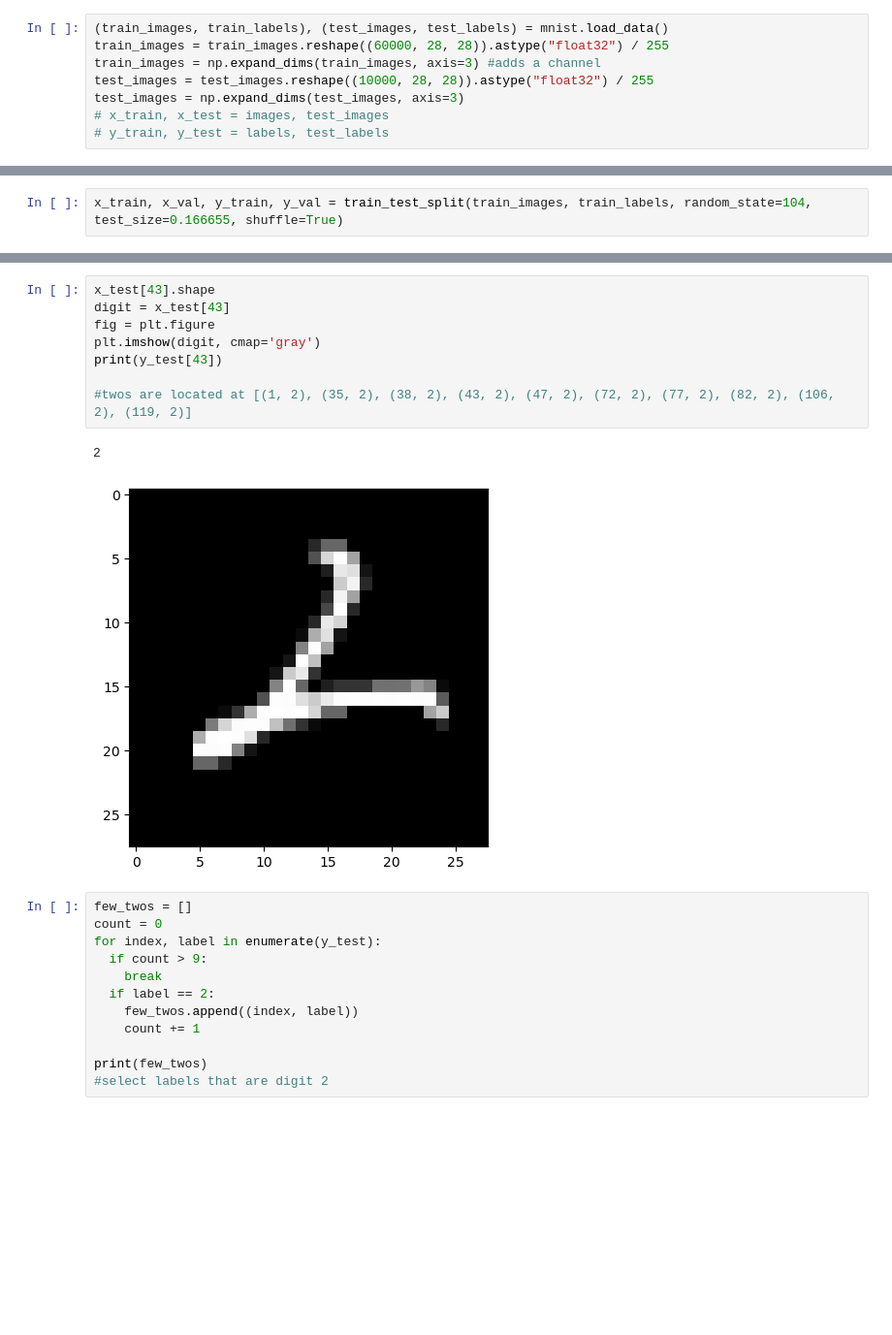
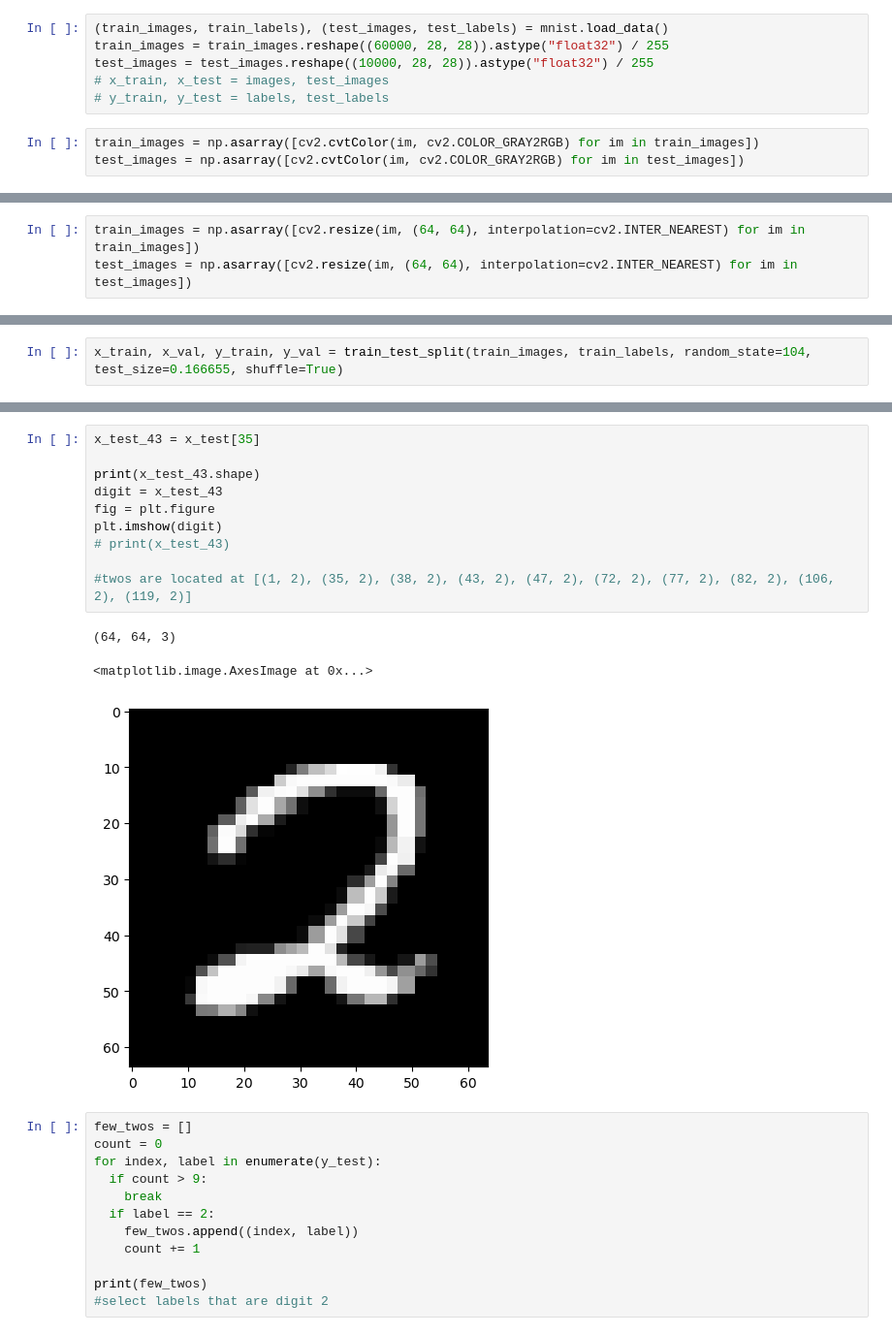
Before and after one commit to prysykes/adversarialAttacks23, a Jupyter notebook: FGSM.ipynb, the cells around one changed output, grey strips where cells are left out. Shown at 97% size. Saved outputs shown, nothing was run; the diff lists cells and outputs as text; blank space fills up the shorter version.

```diff
--- a/FGSM.ipynb
+++ b/FGSM.ipynb
@@ -27,8 +30,9 @@ for parent, dirs, files in os.walk(pathh, topdown=False):
 # %%
 (train_images, train_labels), (test_images, test_labels) = mnist.load_data()
 train_images = train_images.reshape((60000, 28, 28)).astype("float32") / 255
-train_images = np.expand_dims(train_images, axis=3) #adds a channel
 test_images = test_images.reshape((10000, 28, 28)).astype("float32") / 255
-test_images = np.expand_dims(test_images, axis=3)
 # x_train, x_test = images, test_images
 # y_train, y_test = labels, test_labels
+# %%
+train_images = np.asarray([cv2.cvtColor(im, cv2.COLOR_GRAY2RGB) for im in train_images])
+test_images = np.asarray([cv2.cvtColor(im, cv2.COLOR_GRAY2RGB) for im in test_images])
@@ -35,3 +45,6 @@ test_images = np.expand_dims(test_images, axis=3)
+# %%
+train_images = np.asarray([cv2.resize(im, (64, 64), interpolation=cv2.INTER_NEAREST) for im in train_images])
+test_images = np.asarray([cv2.resize(im, (64, 64), interpolation=cv2.INTER_NEAREST) for im in test_images])
 # %%
 x_test, y_test = test_images, test_labels
 # %%
@@ -52,15 +65,18 @@ x_test.shape (10000, 28, 28, 1)
 y_test.shape (10000,)
 # %%
-x_test[43].shape
-digit = x_test[43]
+x_test_43 = x_test[35]
+
+print(x_test_43.shape)
+digit = x_test_43
 fig = plt.figure
-plt.imshow(digit, cmap='gray')
-print(y_test[43])
+plt.imshow(digit)
+# print(x_test_43)
 
 #twos are located at [(1, 2), (35, 2), (38, 2), (43, 2), (47, 2), (72, 2), (77, 2), (82, 2), (106, 2), (119, 2)]
 # %% [output]
-2
+(64, 64, 3)
+<matplotlib.image.AxesImage at 0x...>
-[figure, old version]
+[figure, new version]
 # %%
 few_twos = []
 count = 0
```
Also changed, not shown: parts of 34 cells of this notebook.
